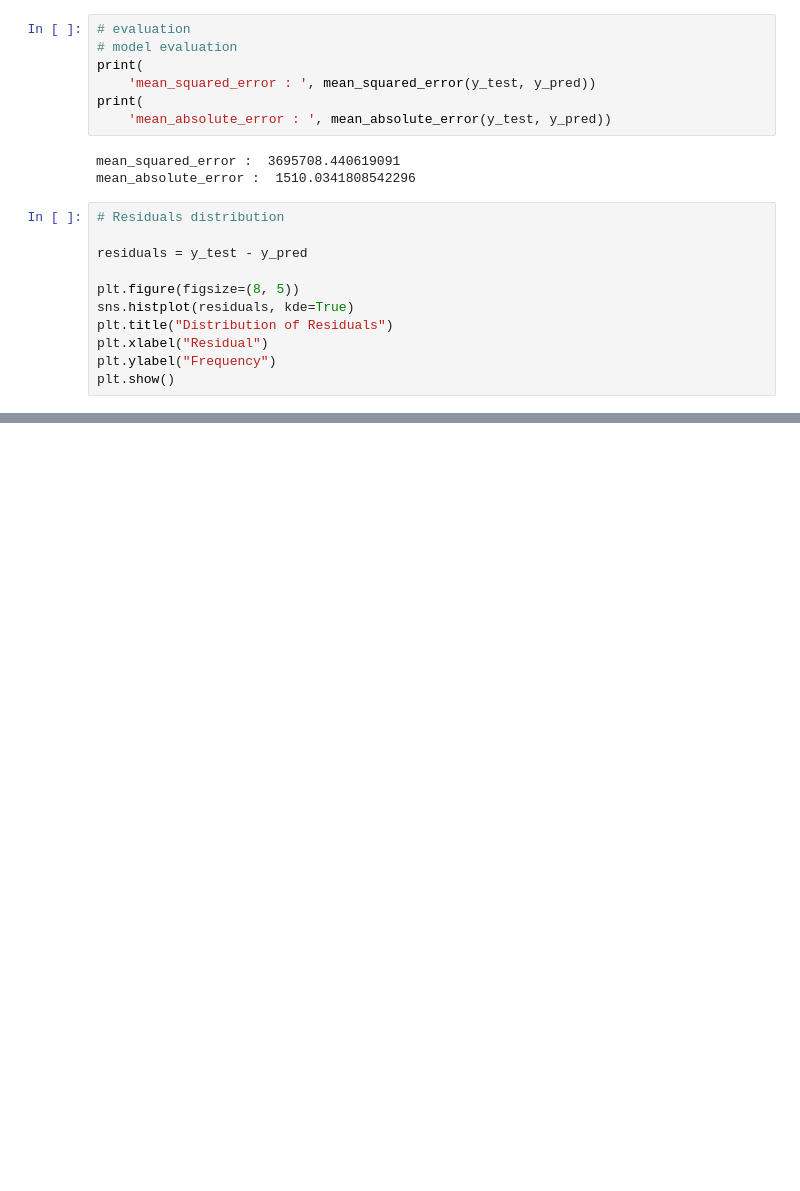
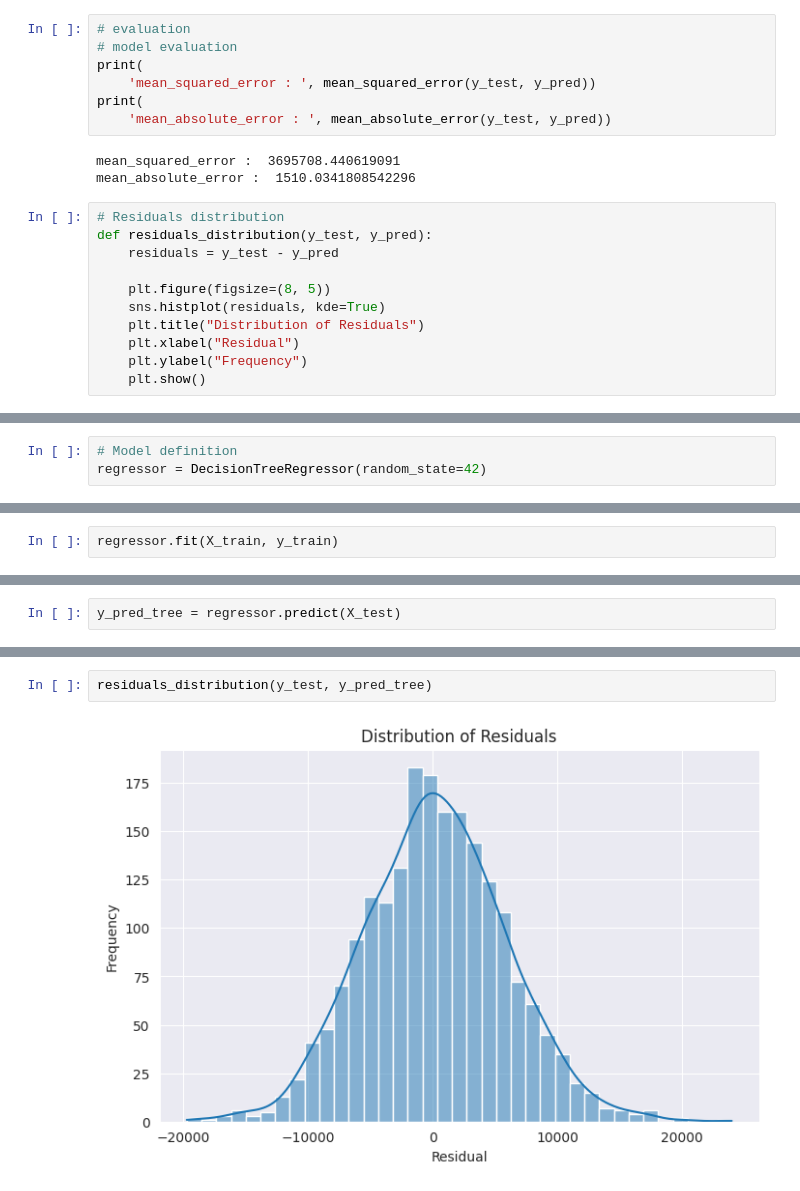
Before and after one commit to lategardener/paris_housing_price_prediction, a Jupyter notebook: notebooks/regression.ipynb, the cells around one changed output, grey strips where cells are left out. Cells and saved outputs as stored; diff of their text form; blank space fills up the shorter version.

Commit message:
second model : Decision tree

```diff
--- a/notebooks/regression.ipynb
+++ b/notebooks/regression.ipynb
@@ -127,12 +129,12 @@ mean_squared_error :  3695708.440619091
 mean_absolute_error :  1510.0341808542296
 # %%
 # Residuals distribution
+def residuals_distribution(y_test, y_pred):
+    residuals = y_test - y_pred
 
-residuals = y_test - y_pred
-
-plt.figure(figsize=(8, 5))
-sns.histplot(residuals, kde=True)
-plt.title("Distribution of Residuals")
-plt.xlabel("Residual")
-plt.ylabel("Frequency")
-plt.show()
+    plt.figure(figsize=(8, 5))
+    sns.histplot(residuals, kde=True)
+    plt.title("Distribution of Residuals")
+    plt.xlabel("Residual")
+    plt.ylabel("Frequency")
+    plt.show()
@@ -140,0 +147,3 @@ plt.show()
+# %%
+# Model definition
+regressor = DecisionTreeRegressor(random_state=42)
@@ -140,0 +156,2 @@ plt.show()
+# %%
+regressor.fit(X_train, y_train)
@@ -140,0 +160,2 @@ plt.show()
+# %%
+y_pred_tree = regressor.predict(X_test)
@@ -140,0 +177,4 @@ plt.show()
+# %%
+residuals_distribution(y_test, y_pred_tree)
+# %% [output]
+[figure, added]
```
Also changed, not shown: parts of 8 cells of this notebook.
